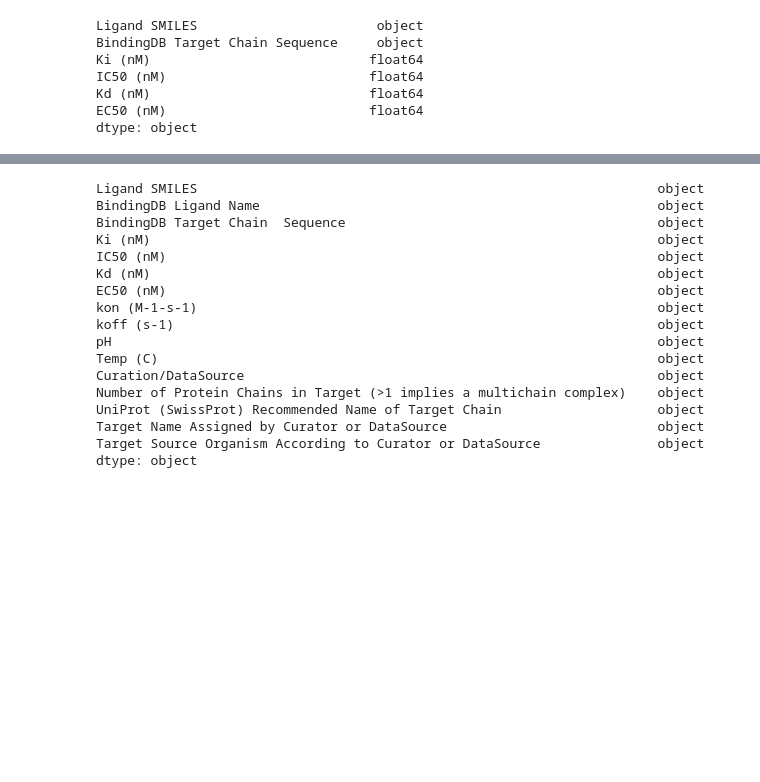
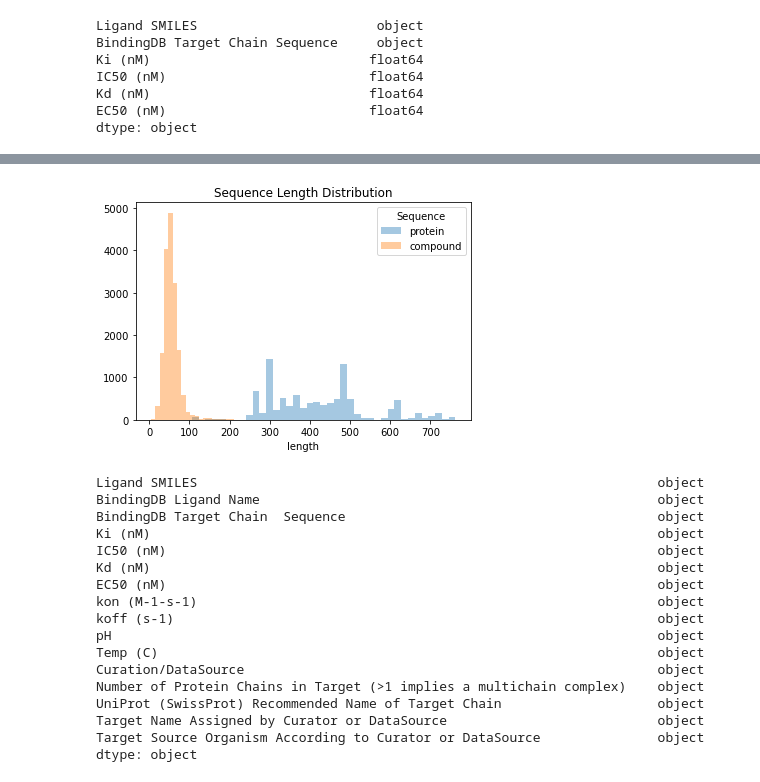
Before and after one commit to Leo-Lee92/drug-discovery-research, a Jupyter notebook: drug-translation/preprocess.ipynb, the cells around one changed output, grey strips where cells are left out. Saved outputs shown, nothing was run; the diff lists cells and outputs as text; code cells hidden in the pictures; blank space fills up the shorter version.

```diff
--- a/drug-translation/preprocess.ipynb
+++ b/drug-translation/preprocess.ipynb
@@ -98,0 +87,15 @@ ValueError: could not convert string to float: '>250000'
+# %%
+# 단백질과 화합물의 시퀀스 길이 분포 추출
+protein_len_distribution = raw_data.apply(lambda x : len(x['BindingDB Target Chain Sequence']), axis = 1)
+compound_len_distribution = raw_data.apply(lambda x : len(x['Ligand SMILES']), axis = 1)
+
+# 단백질의 경우 소수의 너무 긴 단백질이 존재하므로 길이 하위 80% 까지만 고려.
+#protein_q20 = protein_len_distribution.quantile(0.2)
+protein_q80 = protein_len_distribution.quantile(0.8)
+truncated_protein_len_distribution = protein_len_distribution[protein_len_distribution.lt(protein_q80)]
+# %%
+protein_len_data = pd.concat([pd.Series(np.repeat("protein", len(truncated_protein_len_distribution))), truncated_protein_len_distribution], axis = 1)
+compound_len_data = pd.concat([pd.Series(np.repeat("compound", len(compound_len_distribution))), compound_len_distribution], axis = 1)
+
+sequence_len_dist_data = pd.concat([protein_len_data, compound_len_data], axis = 0)
+sequence_len_dist_data.columns = ['sequence', 'length']
@@ -99,3 +118,11 @@ ValueError: could not convert string to float: '>250000'
+# %%
+sns.distplot(sequence_len_dist_data[sequence_len_dist_data.sequence == "protein"]['length'], label = "protein", kde = False)
+sns.distplot(sequence_len_dist_data[sequence_len_dist_data.sequence == "compound"]['length'], label = "compound", kde = False)
+plt.legend(title = 'Sequence')
+plt.title('Sequence Length Distribution')
+plt.show()
+# %% [output]
+[figure, added]
 # %%
 print(raw_data2.dtypes)
 # %% [output]
```
Also changed, not shown: parts of 6 cells of this notebook.
